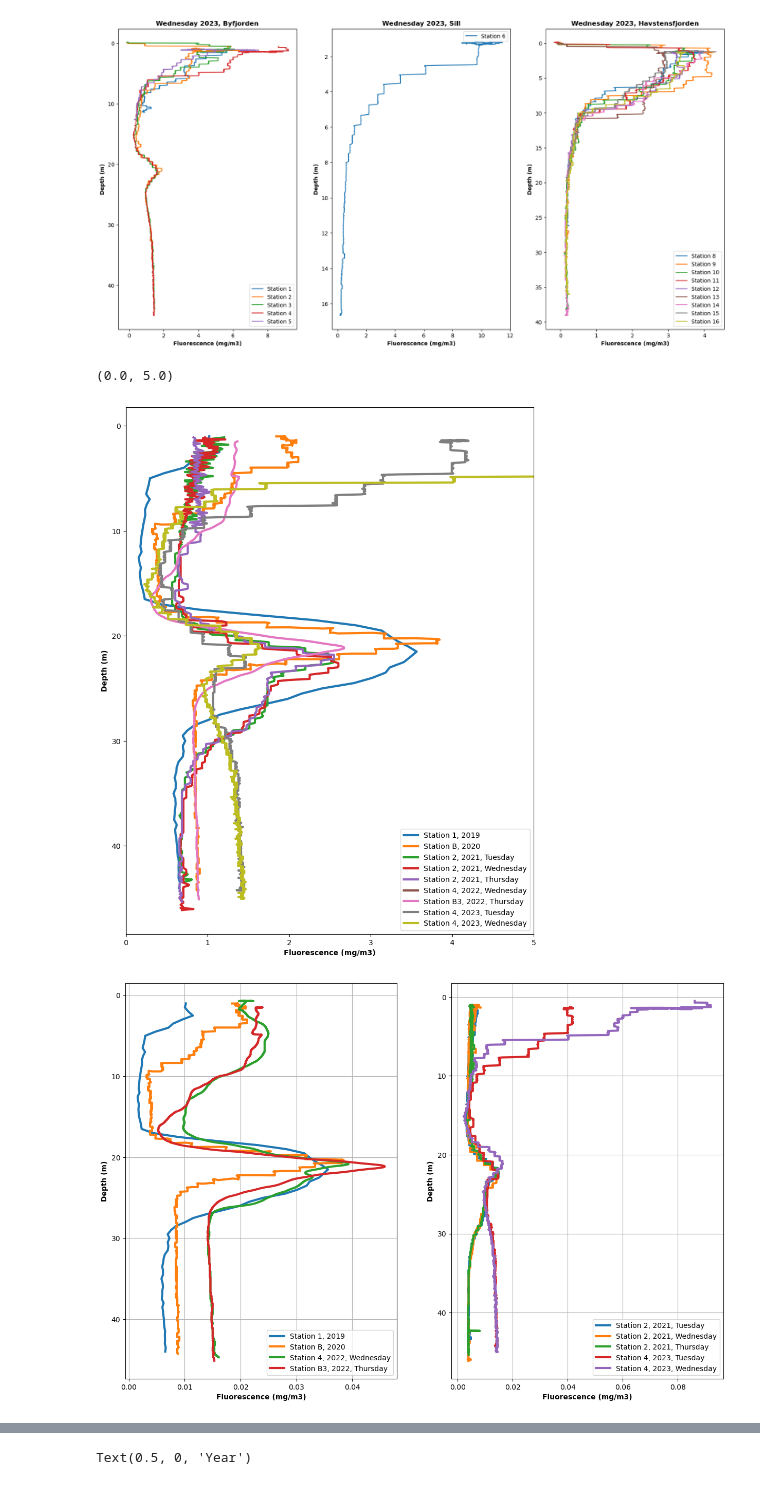
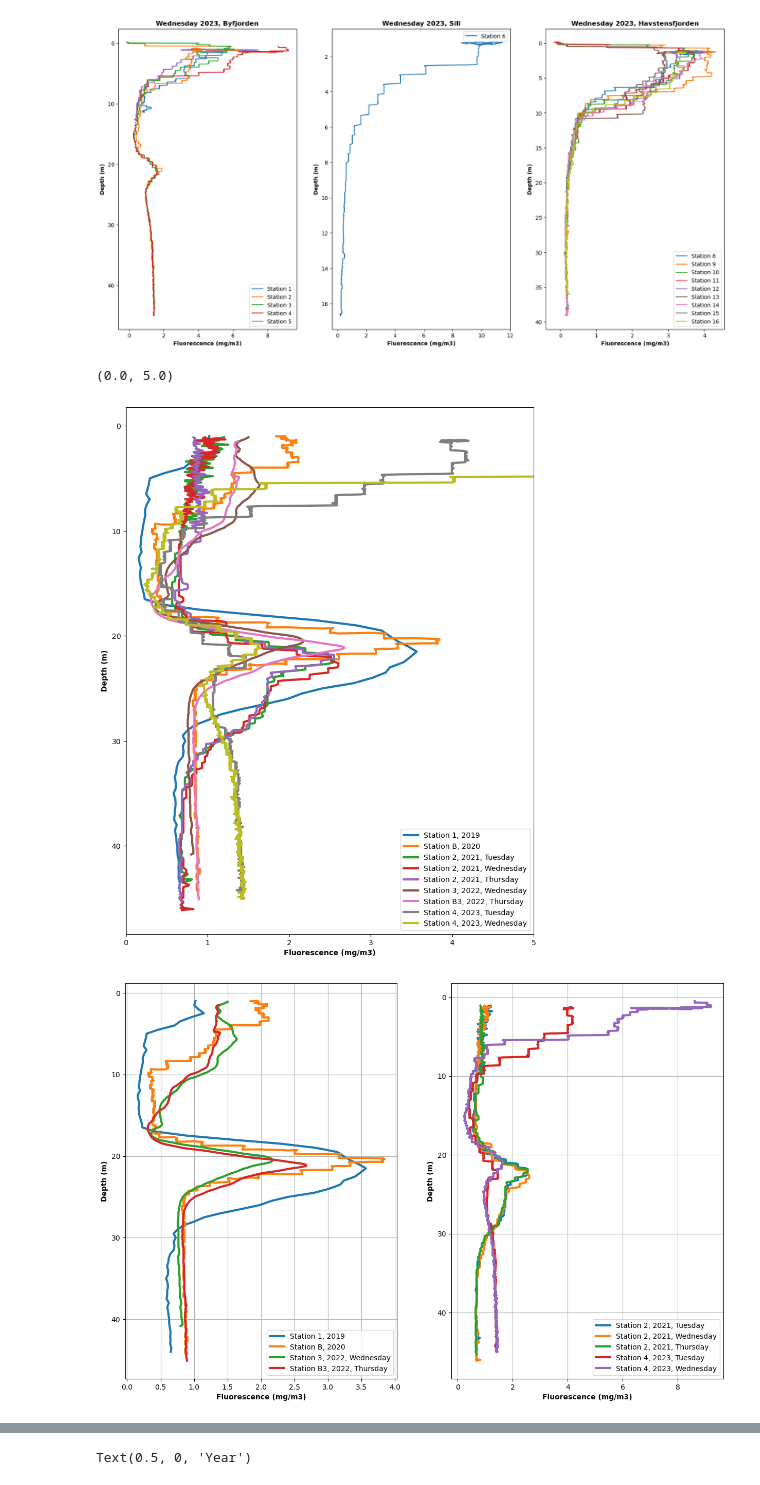
Before and after one commit to haganjam/MAR440_2023, a Jupyter notebook: code/CTD_plot_script.ipynb, the cells around one changed output, grey strips where cells are left out. Saved outputs shown, nothing was run; the diff lists cells and outputs as text; code cells hidden in the pictures.

```diff
--- a/code/CTD_plot_script.ipynb
+++ b/code/CTD_plot_script.ipynb
@@ -38,6 +38,11 @@ df_2020_fix = pd.read_csv("/home/filip/R/BioLumi/MAR440_2023/data/clean_data/ful
 df_2021_fix = pd.read_csv("/home/filip/R/BioLumi/MAR440_2023/data/clean_data/fullfix_ctd_data/fullfix_ctd_data_2021.csv")
 df_2022_fix = pd.read_csv("/home/filip/R/BioLumi/MAR440_2023/data/clean_data/fullfix_ctd_data/fullfix_ctd_data_2022.csv")
 df_2023_fix = pd.read_csv("/home/filip/R/BioLumi/MAR440_2023/data/clean_data/fullfix_ctd_data/fullfix_ctd_data_2023.csv")
+
+#Now rename station
+df_2021_fix = df_2021_fix.rename(columns={'Station': 'STATION'})
+df_2022_fix = df_2022_fix.rename(columns={'Station': 'STATION'})
+df_2020_fix = df_2020_fix.rename(columns={'Station': 'STATION'})
 # %%
 #Select the stations from 2019
 st_1_19 = (df_2019.loc[df_2019['STATION']=='ST_1'])
@@ -396,17 +451,17 @@ st_7_22_trim = st_7_22.iloc[0:1312,]
 #Now we add augustas data for 2022
 
 #wednesday
-st_1_22_fix = (df_2022_fix.loc[df_2022_fix['Station']=='ST_1'])
-st_2_22_fix = (df_2022_fix.loc[df_2022_fix['Station']=='ST_2'])
-st_3_22_fix = (df_2022_fix.loc[df_2022_fix['Station']=='ST_3'])
-st_4_22_fix = (df_2022_fix.loc[df_2022_fix['Station']=='ST_4'])
-st_5_22_fix = (df_2022_fix.loc[df_2022_fix['Station']=='ST_5'])
-st_6_22_fix = (df_2022_fix.loc[df_2022_fix['Station']=='ST_6'])
+st_1_22_fix = (df_2022_fix.loc[df_2022_fix['STATION']=='ST_1'])
+st_2_22_fix = (df_2022_fix.loc[df_2022_fix['STATION']=='ST_2'])
+st_3_22_fix = (df_2022_fix.loc[df_2022_fix['STATION']=='ST_3'])
+st_4_22_fix = (df_2022_fix.loc[df_2022_fix['STATION']=='ST_4'])
+st_5_22_fix = (df_2022_fix.loc[df_2022_fix['STATION']=='ST_5'])
+st_6_22_fix = (df_2022_fix.loc[df_2022_fix['STATION']=='ST_6'])
 
 #Thursday
 
-st_B1_1_22_fix = (df_2022_fix.loc[df_2022_fix['Station']=='ST_B1_1'])
-st_B1_22_fix = (df_2022_fix.loc[df_2022_fix['Station']=='ST_B1'])
-st_B2_1_22_fix = (df_2022_fix.loc[df_2022_fix['Station']=='ST_B2_1'])
-st_B2_22_fix = (df_2022_fix.loc[df_2022_fix['Station']=='ST_B2'])
-st_B3_22_fix = (df_2022_fix.loc[df_2022_fix['Station']=='ST_B3'])
+st_B1_1_22_fix = (df_2022_fix.loc[df_2022_fix['STATION']=='ST_B1_1'])
+st_B1_22_fix = (df_2022_fix.loc[df_2022_fix['STATION']=='ST_B1'])
+st_B2_1_22_fix = (df_2022_fix.loc[df_2022_fix['STATION']=='ST_B2_1'])
+st_B2_22_fix = (df_2022_fix.loc[df_2022_fix['STATION']=='ST_B2'])
+st_B3_22_fix = (df_2022_fix.loc[df_2022_fix['STATION']=='ST_B3'])
@@ -674,7 +732,7 @@ plt.plot(st_2_21_wed_fix['flECO-AFL'], st_2_21_wed_fix['prDM'],linewidth=3, labe
 #2021 thursday, also station 2
 plt.plot(st_2_21_thu_fix['flECO-AFL'], st_2_21_thu_fix['prDM'],linewidth=3, label="Station 2, 2021, Thursday")
 #Wednesday 2022, station 4
-plt.plot(st_4_22_fix['flECO-AFL'], st_4_22_fix['depSM'],linewidth=3,label="Station 4, 2022, Wednesday")
+plt.plot(st_3_22_fix['flECO-AFL'], st_3_22_fix['depSM'],linewidth=3,label="Station 3, 2022, Wednesday")
 
 #Thursday 2022, station B3
 plt.plot(st_B3_22_fix['flECO-AFL'], st_B3_22_fix['depSM'],linewidth=3,label="Station B3, 2022, Thursday")
@@ -691,34 +749,34 @@ plt.xlabel('Fluorescence (mg/m3)',fontweight="bold")
 plt.xlim(0,5)
 # %% [output]
 (0.0, 5.0)
-[figure, old version]
+[figure, new version]
 # %%
 #Next to each other
 plt.rcParams["figure.figsize"]=(15,10)
 plt.figure()
 plt.subplot(121)
-plt.plot(tiny_19_fleco, st_1_19['depSM'], linewidth=3, label="Station 1, 2019")
-plt.plot(tiny_20_fleco, st_2_20['depSM'],linewidth=3, label="Station B, 2020")
-plt.plot(st_4_22_trim['flECO-AFL'], st_4_22_trim['depSM'],linewidth=3,label="Station 4, 2022, Wednesday")
-plt.plot(st_B3_22['flECO-AFL'], st_B3_22['depSM'],linewidth=3,label="Station B3, 2022, Thursday")
+plt.plot(st_1_19['flECO-AFL'], st_1_19['depSM'], linewidth=3, label="Station 1, 2019")
+plt.plot(st_2_20['flECO-AFL'], st_2_20['depSM'],linewidth=3, label="Station B, 2020")
+plt.plot(st_3_22_fix['flECO-AFL'], st_3_22_fix['depSM'],linewidth=3,label="Station 3, 2022, Wednesday")
+plt.plot(st_B3_22_fix['flECO-AFL'], st_B3_22_fix['depSM'],linewidth=3,label="Station B3, 2022, Thursday")
 
 plt.gca().invert_yaxis()
 plt.legend()
 plt.ylabel('Depth (m)',fontweight="bold")
 plt.xlabel('Fluorescence (mg/m3)',fontweight="bold")
 plt.grid()
 
 plt.subplot(122)
-plt.plot(st_2_21_tue['flECO-AFL'], st_2_21_tue['prDM'],linewidth=3,label="Station 2, 2021, Tuesday")
-plt.plot(st_2_21_wed['flECO-AFL'], st_2_21_wed['prDM'],linewidth=3, label="Station 2, 2021, Wednesday")
-plt.plot(st_2_21_thu['flECO-AFL'], st_2_21_thu['prDM'],linewidth=3, label="Station 2, 2021, Thursday")
-plt.plot(tiny_23_fleco_tue, st_4_23_t['depSM'],linewidth=3,label="Station 4, 2023, Tuesday")
-plt.plot(tiny_23_fleco_wed, st_4_23['depSM'], linewidth=3,label="Station 4, 2023, Wednesday")
+plt.plot(st_2_21_tue_fix['flECO-AFL'], st_2_21_tue_fix['prDM'],linewidth=3,label="Station 2, 2021, Tuesday")
+plt.plot(st_2_21_wed_fix['flECO-AFL'], st_2_21_wed_fix['prDM'],linewidth=3, label="Station 2, 2021, Wednesday")
+plt.plot(st_2_21_thu_fix['flECO-AFL'], st_2_21_thu_fix['prDM'],linewidth=3, label="Station 2, 2021, Thursday")
+plt.plot(st_4_23_t['flECO-AFL'], st_4_23_t['depSM'],linewidth=3,label="Station 4, 2023, Tuesday")
+plt.plot(st_4_23['flECO-AFL'], st_4_23['depSM'], linewidth=3,label="Station 4, 2023, Wednesday")
 plt.gca().invert_yaxis()
 plt.legend()
 plt.ylabel('Depth (m)',fontweight="bold")
 plt.xlabel('Fluorescence (mg/m3)',fontweight="bold")
 plt.grid()
 #plt.xlim(0,0.03)
 # %% [output]
-[figure, old version]
+[figure, new version]
```
Also changed, not shown: parts of 9 cells of this notebook, 1 other file.
